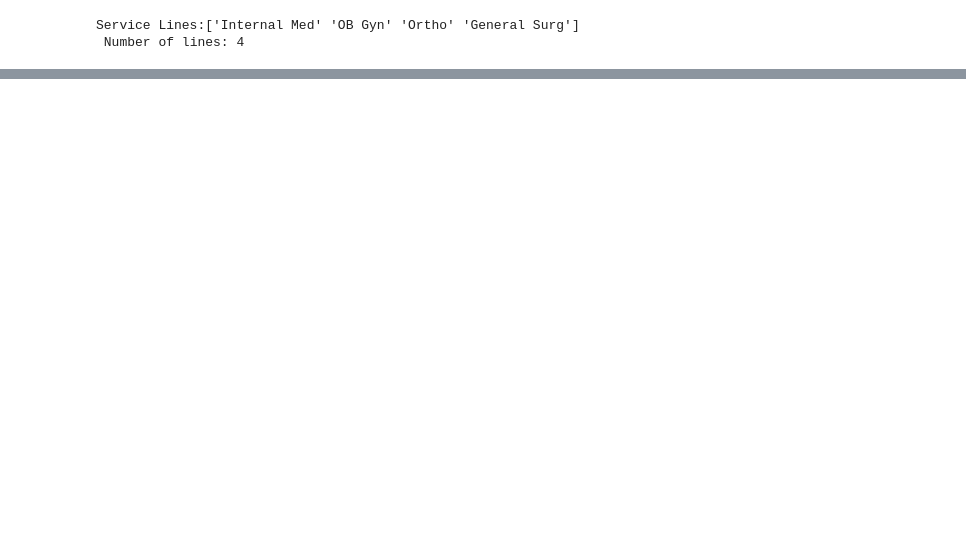
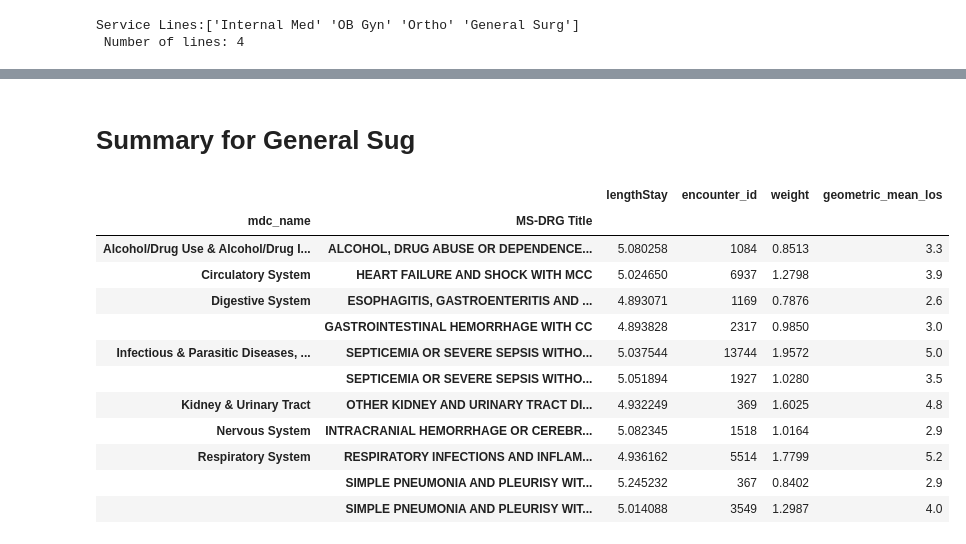
Before and after one commit to alyssaCrawfordAK/HospitalEncounter, a Jupyter notebook: HospitalEncounterAnalysis.ipynb, the cells around one changed output, grey strips where cells are left out. Drawn from its saved outputs; the diff is of its cells as text; code cells hidden in the pictures; blank space fills up the shorter version.

Commit message:
Merge with DRG table

```diff
--- a/HospitalEncounterAnalysis.ipynb
+++ b/HospitalEncounterAnalysis.ipynb
@@ -222,0 +242,3 @@ plt.show()
+# %%
+drg = pd.read_excel("hospital_encounter_data_10_24AC.xlsx", sheet_name=1)
+print(drg.head())
@@ -222,0 +277,2 @@ plt.show()
+# %%
+encdf3 = encdf2.merge(drg, left_on='drg', right_on='MS_DRG_NUM', how="left")
@@ -222,0 +312,3 @@ plt.show()
+# %%
+encdf_noday = encdf3[encdf3["lengthStay"] != 0]
+print("number of day stays: "  + str(sum(encdf3["lengthStay"] == 0)) )
@@ -222,0 +344,4 @@ plt.show()
+# %%
+im = encdf_noday[encdf_noday['service_line'] == 'Internal Med']
+
+im.groupby(["mdc_name","MS-DRG Title"]).agg({"lengthStay": "mean", "encounter_id": "size","weight":"std", "geometric_mean_los":"max"})
@@ -222,0 +362,20 @@ plt.show()
+# %% [markdown]
+# Summary for General Sug
+# %%
+gs = encdf_noday[encdf_noday['service_line'] == 'General Surgry']
+
+im.groupby(["mdc_name","MS-DRG Title"]).agg({"lengthStay": "mean", "encounter_id": "size","weight":"min", "geometric_mean_los":"max"})
+# %% [output]
+|  |  | lengthStay | encounter_id | weight | geometric_mean_los |
+| mdc_name | MS-DRG Title |  |  |  |  |
+| Alcohol/Drug Use & Alcohol/Drug I... | ALCOHOL, DRUG ABUSE OR DEPENDENCE... | 5.080258 | 1084 | 0.8513 | 3.3 |
+| Circulatory System | HEART FAILURE AND SHOCK WITH MCC | 5.024650 | 6937 | 1.2798 | 3.9 |
+| Digestive System | ESOPHAGITIS, GASTROENTERITIS AND ... | 4.893071 | 1169 | 0.7876 | 2.6 |
+|  | GASTROINTESTINAL HEMORRHAGE WITH CC | 4.893828 | 2317 | 0.9850 | 3.0 |
+| Infectious & Parasitic Diseases, ... | SEPTICEMIA OR SEVERE SEPSIS WITHO... | 5.037544 | 13744 | 1.9572 | 5.0 |
+|  | SEPTICEMIA OR SEVERE SEPSIS WITHO... | 5.051894 | 1927 | 1.0280 | 3.5 |
+| Kidney & Urinary Tract | OTHER KIDNEY AND URINARY TRACT DI... | 4.932249 | 369 | 1.6025 | 4.8 |
+| Nervous System | INTRACRANIAL HEMORRHAGE OR CEREBR... | 5.082345 | 1518 | 1.0164 | 2.9 |
+| Respiratory System | RESPIRATORY INFECTIONS AND INFLAM... | 4.936162 | 5514 | 1.7799 | 5.2 |
+|  | SIMPLE PNEUMONIA AND PLEURISY WIT... | 5.245232 | 367 | 0.8402 | 2.9 |
+|  | SIMPLE PNEUMONIA AND PLEURISY WIT... | 5.014088 | 3549 | 1.2987 | 4.0 |
```
Also changed, not shown: parts of 25 cells of this notebook.
